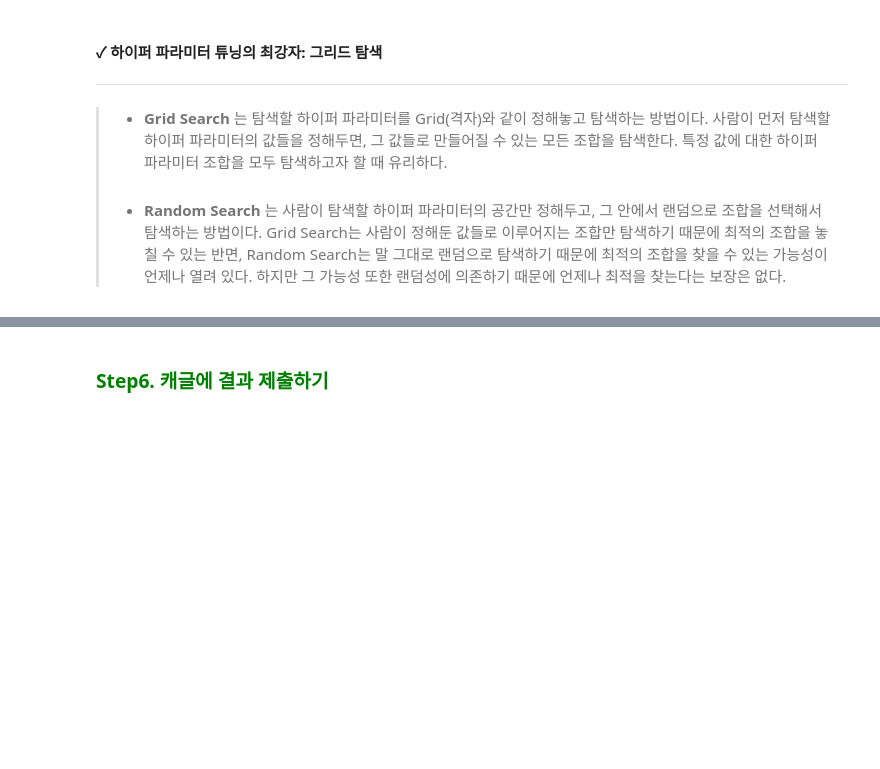
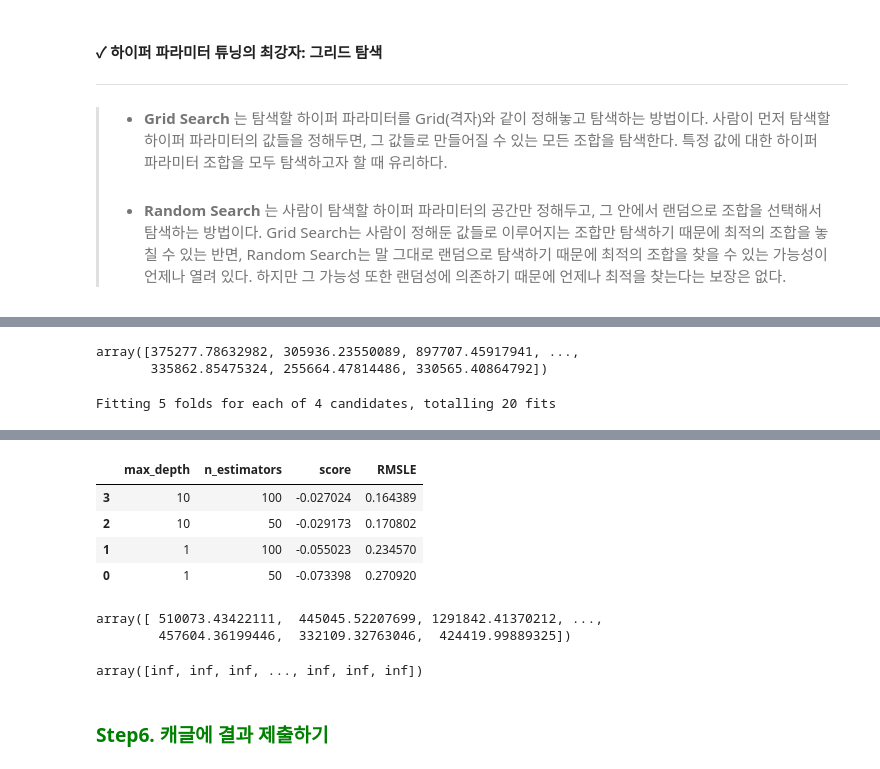
Before and after one commit to nogi519/aiffel, a Jupyter notebook: EXPLORATION9.ipynb, the cells around one changed output, grey strips where cells are left out. Drawn from its saved outputs; the diff is of its cells as text; code cells hidden in the pictures; blank space fills up the shorter version.

```diff
--- a/EXPLORATION9.ipynb
+++ b/EXPLORATION9.ipynb
@@ -281,9 +281,9 @@ plt.show()
 # %% [output]
 [figure]
 # %%
-y_log_transformation = np.log1p(y)
+y_log = np.log1p(y)
 
-sns.kdeplot(y_log_transformation)
+sns.kdeplot(y_log)
 plt.show()
 # %% [output]
 [figure]
@@ -542,0 +580,12 @@ df_dict
+# %%
+# Model XGBoost CV score : 0.8861
+# Model LightGBM CV score : 0.8819
+xgboost_best = xgb.XGBRegressor(learning_rate=0.1, max_depth=10, n_estimators=100, boosting = ["dart"], max_features=1, random_state=random_state)
+lightgbm_best = lgb.LGBMRegressor(learning_rate=0.1, max_depth=15, n_estimators=50, boosting = ["dart"], max_features=5, random_state=random_state)
+
+models_best = [xgboost_best, lightgbm_best]
+# %%
+# XGBRegressor
+xgboost_best.fit(x, y_log)
+prediction_1 = xgboost_best.predict(sub)
+prediction_1 = np.expm1(prediction_1)
@@ -542,0 +599,24 @@ df_dict
+# %%
+# LGBMRegressor
+lightgbm_best.fit(x, y_log)
+prediction_2 = lightgbm_best.predict(sub)
+prediction_2 = np.expm1(prediction_2)
+# %%
+# 앙상블 블렌딩: 여러 모델의 결과 값의 평균.
+predictions = np.column_stack([prediction_1,
+                               prediction_2])
+
+np.mean(predictions, axis=1)
+# %% [output]
+array([375277.78632982, 305936.23550089, 897707.45917941, ...,
+       335862.85475324, 255664.47814486, 330565.40864792])
+# %%
+param_grid = {
+    'n_estimators': [50, 100],
+    'max_depth': [1, 10],
+}
+
+model = LGBMRegressor(random_state=random_state)
+my_GridSearch(model, x, y_log, param_grid, verbose=2, n_jobs=5)
+# %% [output]
+Fitting 5 folds for each of 4 candidates, totalling 20 fits
@@ -543,3 +626,21 @@ df_dict
+|  | max_depth | n_estimators | score | RMSLE |
+| 3 | 10 | 100 | -0.027024 | 0.164389 |
+| 2 | 10 | 50 | -0.029173 | 0.170802 |
+| 1 | 1 | 100 | -0.055023 | 0.234570 |
+| 0 | 1 | 50 | -0.073398 | 0.270920 |
+# %%
+model = LGBMRegressor(max_depth=10, n_estimators=100, random_state=random_state)
+model.fit(x, y)
+prediction = model.predict(sub)
+prediction
+# %% [output]
+array([ 510073.43422111,  445045.52207699, 1291842.41370212, ...,
+        457604.36199446,  332109.32763046,  424419.99889325])
+# %%
+prediction = np.expm1(prediction)
+prediction
+# %% [output]
+array([inf, inf, inf, ..., inf, inf, inf])
 # %% [markdown]
 ### <span style="color:green">Step6. 캐글에 결과 제출하기</span>
 # %%
```
Also changed, not shown: parts of 13 cells of this notebook.
